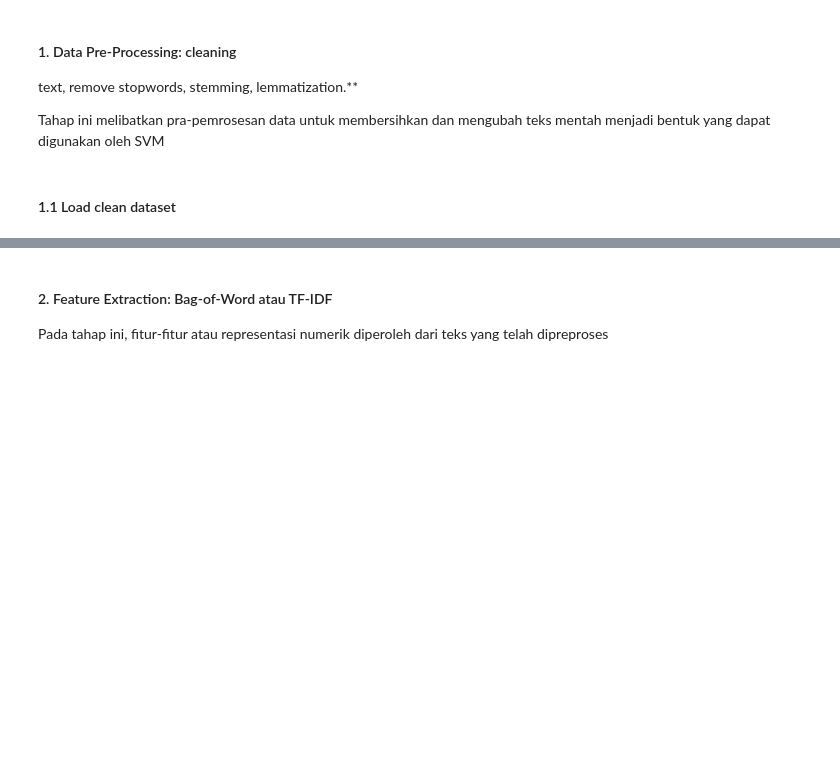
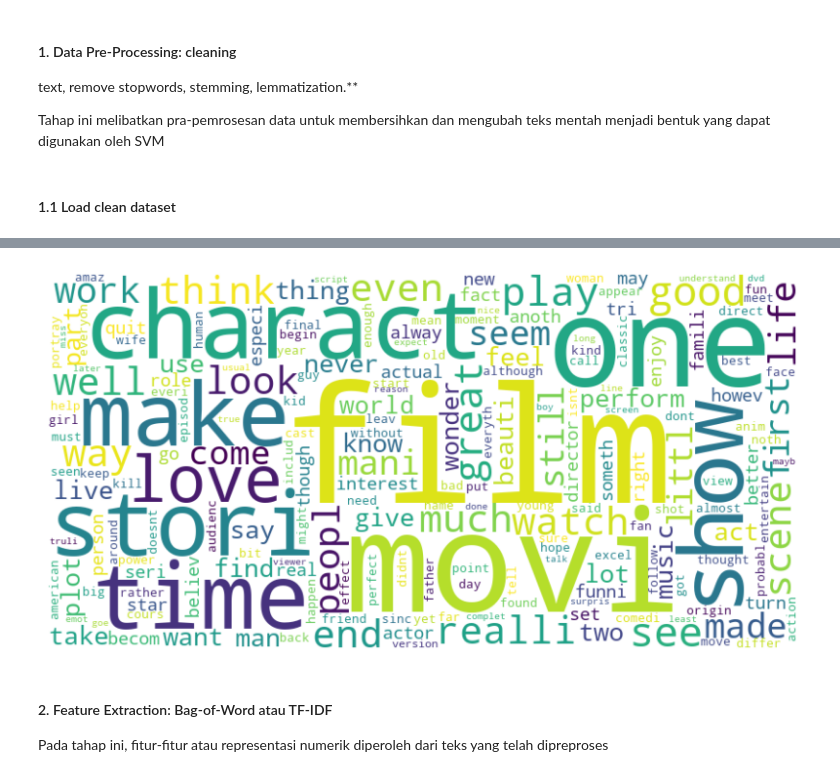
Before and after one commit to muftialroaz/movies-sentiment-analysis, a Jupyter notebook: SentimentReview.ipynb, the cells around one changed output, grey strips where cells are left out. Saved outputs shown, nothing was run; the diff lists cells and outputs as text; code cells hidden in the pictures; blank space fills up the shorter version.

```diff
--- a/SentimentReview.ipynb
+++ b/SentimentReview.ipynb
@@ -103,3 +121,8 @@ k_samples = pd.concat([target_0, target_1], axis=0)
+# %%
+# Wordcloud Class 0: Negative
+wordcloud(' '.join(target_1['text']))
+# %% [output]
+[figure, added]
 # %% [markdown]
 #### 2. Feature Extraction: Bag-of-Word atau TF-IDF
 
```
Also changed, not shown: parts of 12 cells of this notebook, 1 other file.
